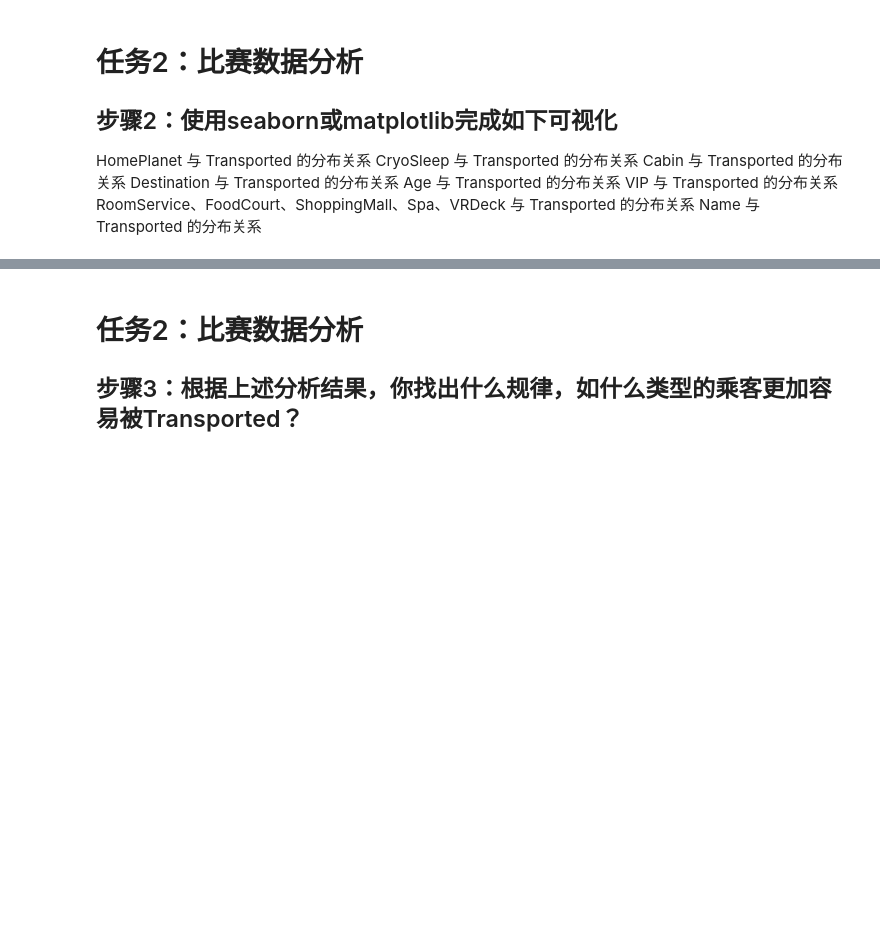
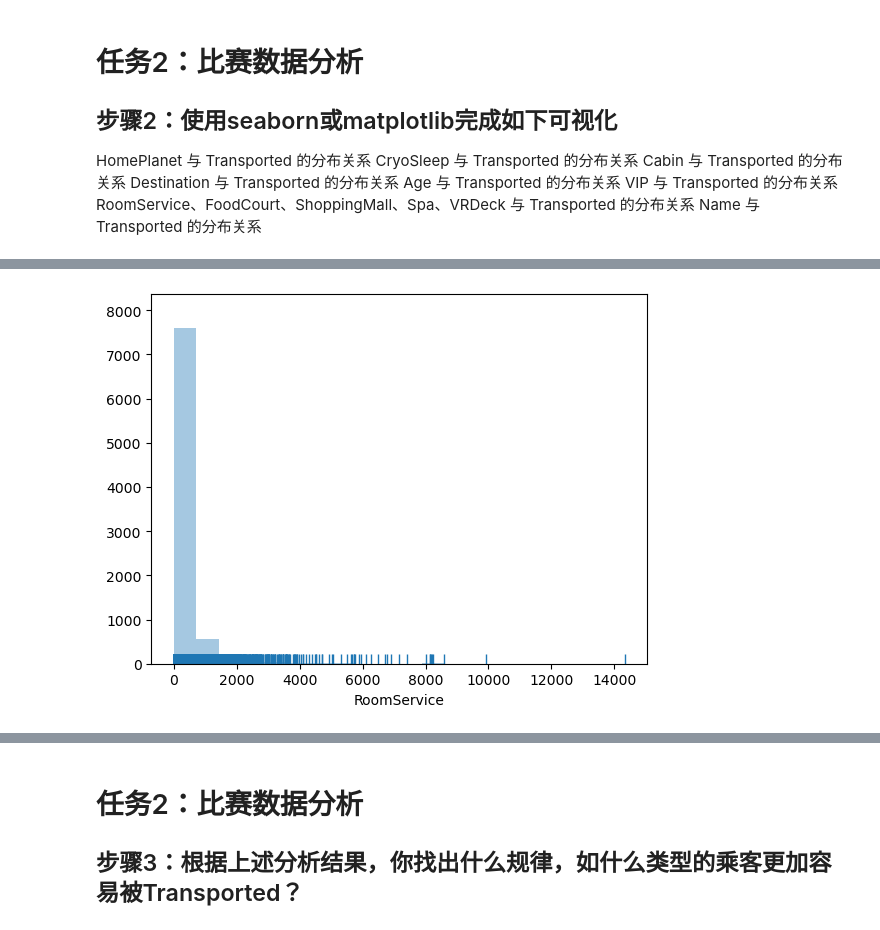
Before and after one commit to dingding0908/Coggle_learning, a Jupyter notebook: task1.ipynb, the cells around one changed output, grey strips where cells are left out. Drawn from its saved outputs; the diff is of its cells as text; code cells hidden in the pictures; blank space fills up the shorter version.

```diff
--- a/task1.ipynb
+++ b/task1.ipynb
@@ -103,0 +260,5 @@ Name 与 Transported 的分布关系
+# %%
+sns.distplot(train['RoomService'], kde=False, bins=20 , rug=True, )
+plt.show()
+# %% [output]
+[figure, added]
```
Also changed, not shown: parts of 20 cells of this notebook.
